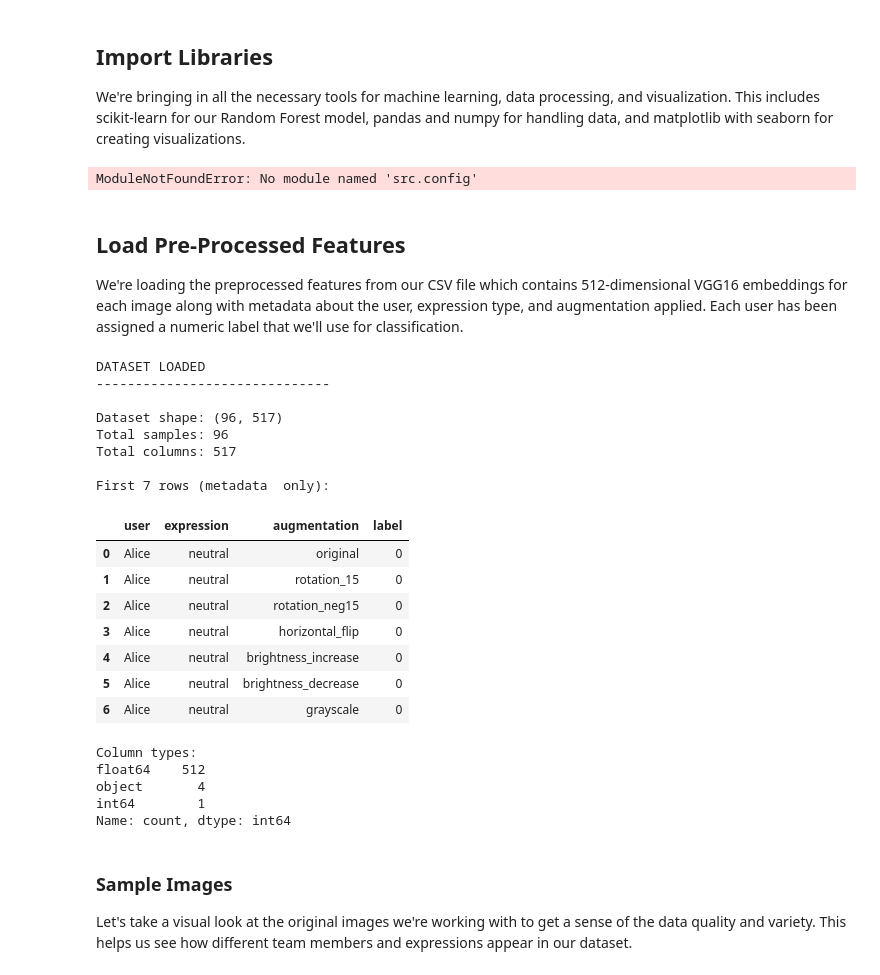
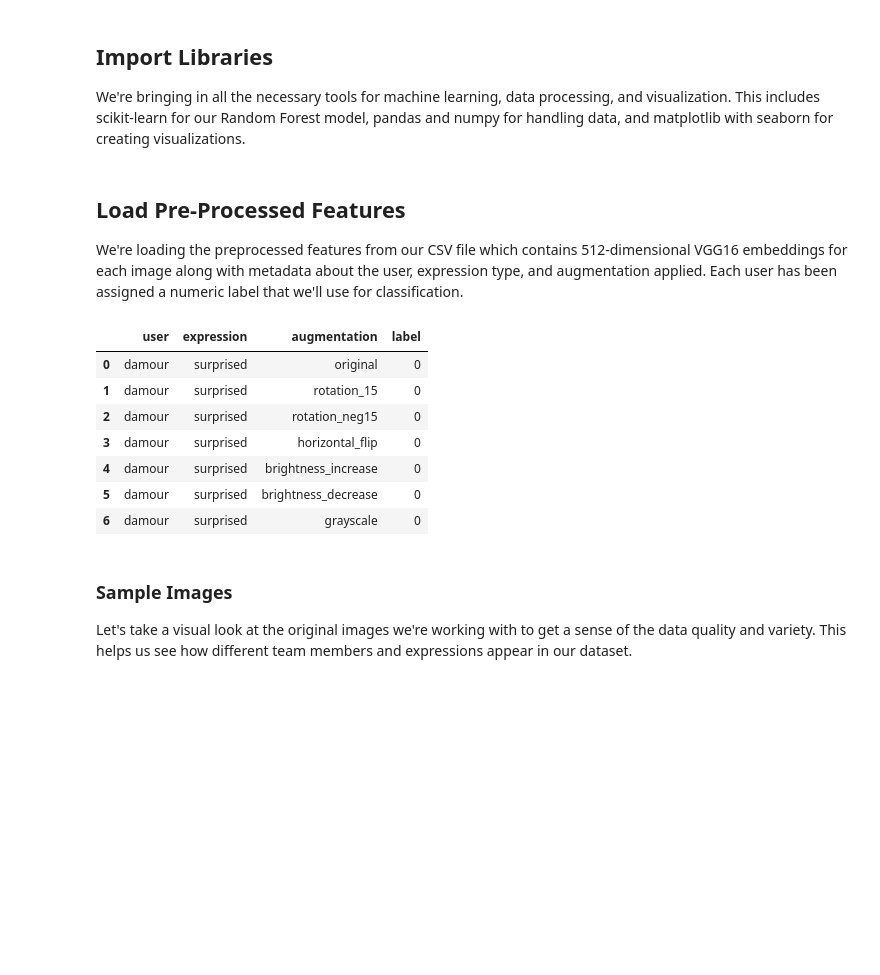
Before and after one commit to tuyishimejeandamour/group13-summative, a Jupyter notebook: face_recognition/face_indentifier.ipynb, the cells around one changed output. Saved outputs shown, nothing was run; the diff lists cells and outputs as text; code cells hidden in the pictures; blank space fills up the shorter version.

```diff
--- a/face_recognition/face_indentifier.ipynb
+++ b/face_recognition/face_indentifier.ipynb
@@ -16,7 +16,12 @@ warnings.filterwarnings('ignore')
 
 # Import Config for dynamic user management
 import sys
-sys.path.insert(0, str(Path('../../').resolve()))
+
+# Add project root to path
+project_root = Path.cwd().parent
+if str(project_root) not in sys.path:
+    sys.path.insert(0, str(project_root))
+
 from src.config import Config
 
 # Machine learning
@@ -46,41 +51,26 @@ sns.set_style('whitegrid')
 plt.rcParams['figure.figsize'] = (14, 6)
 plt.rcParams['font.size'] = 10
 plt.rcParams['figure.dpi'] = 100
-# %% [output]
-ModuleNotFoundError: No module named 'src.config'
 # %% [markdown]
 ## Load Pre-Processed Features
 
 We're loading the preprocessed features from our CSV file which contains 512-dimensional VGG16 embeddings for each image along with metadata about the user, expression type, and augmentation applied. Each user has been assigned a numeric label that we'll use for classification.
 # %%
 # Load the extracted features
-csv_path = '../data/features/image_features.csv'
+csv_path = 'data/features/image_features.csv'
 df = pd.read_csv(csv_path)
 
 # Display dataset overview
 display(df[['user', 'expression', 'augmentation', 'label']].head(7))
 # %% [output]
-DATASET LOADED
-------------------------------
-
-Dataset shape: (96, 517)
-Total samples: 96
-Total columns: 517
-
-First 7 rows (metadata  only):
 |  | user | expression | augmentation | label |
-| 0 | Alice | neutral | original | 0 |
-| 1 | Alice | neutral | rotation_15 | 0 |
-| 2 | Alice | neutral | rotation_neg15 | 0 |
-| 3 | Alice | neutral | horizontal_flip | 0 |
-| 4 | Alice | neutral | brightness_increase | 0 |
-| 5 | Alice | neutral | brightness_decrease | 0 |
-| 6 | Alice | neutral | grayscale | 0 |
+| 0 | damour | surprised | original | 0 |
+| 1 | damour | surprised | rotation_15 | 0 |
+| 2 | damour | surprised | rotation_neg15 | 0 |
+| 3 | damour | surprised | horizontal_flip | 0 |
+| 4 | damour | surprised | brightness_increase | 0 |
+| 5 | damour | surprised | brightness_decrease | 0 |
+| 6 | damour | surprised | grayscale | 0 |
-Column types:
-float64    512
-object       4
-int64        1
-Name: count, dtype: int64
 # %% [markdown]
 ### Sample Images
 
```
Also changed, not shown: parts of 17 cells of this notebook, 6 other files.
